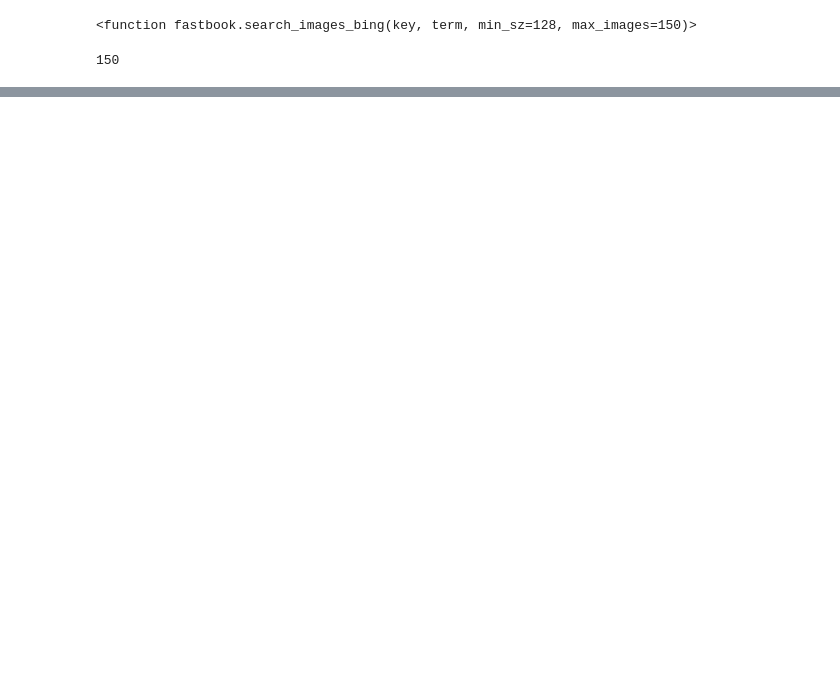
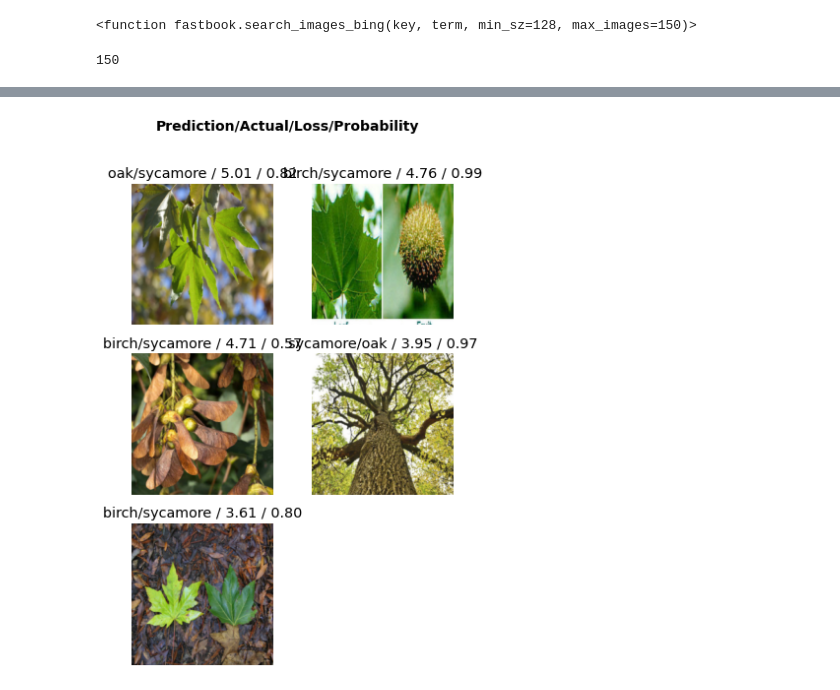
Before and after one commit to mjogrady61/deep_learning, a Jupyter notebook: my_image_app.ipynb, the cells around one changed output, grey strips where cells are left out. Drawn from its saved outputs; the diff is of its cells as text; code cells hidden in the pictures; blank space fills up the shorter version.

```diff
--- a/my_image_app.ipynb
+++ b/my_image_app.ipynb
@@ -61,0 +99,4 @@ TypeError: 'NoneType' object is not iterable
+# %%
+interp.plot_top_losses(5,nrows = 3)
+# %% [output]
+[figure, added]
```
Also changed, not shown: parts of 12 cells of this notebook.
